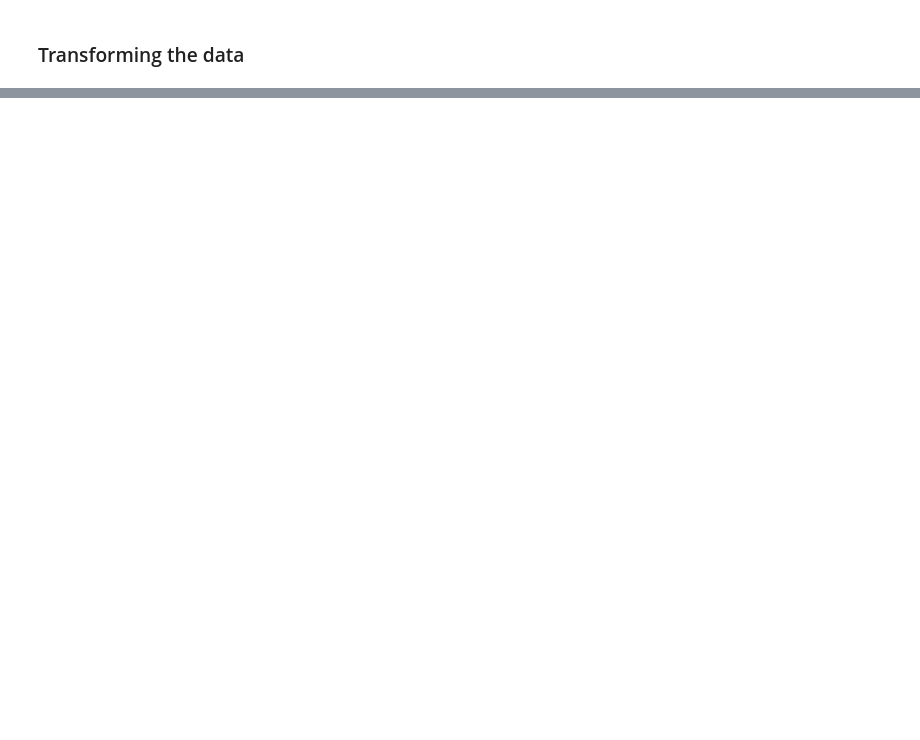
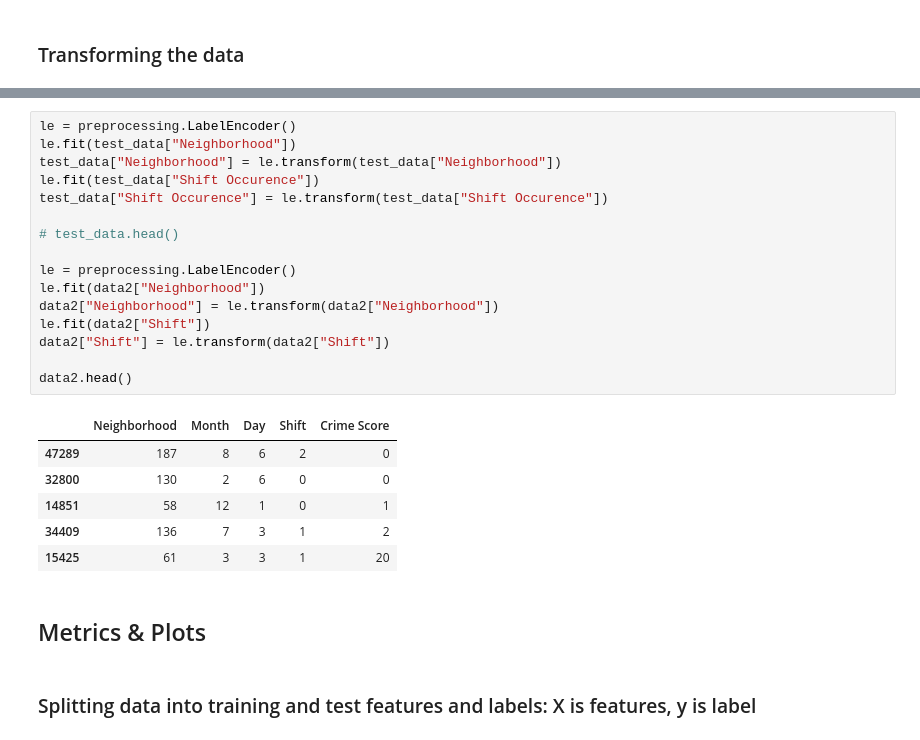
Before and after one commit to sanjeevprasada/AtlantaCrime, a Jupyter notebook: Supervised_Algs.ipynb, the cells around one changed output, grey strips where cells are left out. Drawn from its saved outputs; the diff is of its cells as text; blank space fills up the shorter version.

```diff
--- a/Supervised_Algs.ipynb
+++ b/Supervised_Algs.ipynb
@@ -234,0 +96,27 @@ print("Accuracy:", count / int(len(y_test) * 0.25))
+# %%
+le = preprocessing.LabelEncoder()
+le.fit(test_data["Neighborhood"])
+test_data["Neighborhood"] = le.transform(test_data["Neighborhood"])
+le.fit(test_data["Shift Occurence"])
+test_data["Shift Occurence"] = le.transform(test_data["Shift Occurence"])
+
+# test_data.head()
+
+le = preprocessing.LabelEncoder()
+le.fit(data2["Neighborhood"])
+data2["Neighborhood"] = le.transform(data2["Neighborhood"])
+le.fit(data2["Shift"])
+data2["Shift"] = le.transform(data2["Shift"])
+
+data2.head()
+# %% [output]
+|  | Neighborhood | Month | Day | Shift | Crime Score |
+| 47289 | 187 | 8 | 6 | 2 | 0 |
+| 32800 | 130 | 2 | 6 | 0 | 0 |
+| 14851 | 58 | 12 | 1 | 0 | 1 |
+| 34409 | 136 | 7 | 3 | 1 | 2 |
+| 15425 | 61 | 3 | 3 | 1 | 20 |
+# %% [markdown]
+## Metrics & Plots
+# %% [markdown]
+### Splitting data into training and test features and labels: X is features, y is label
```
Also changed, not shown: parts of 45 cells of this notebook.
